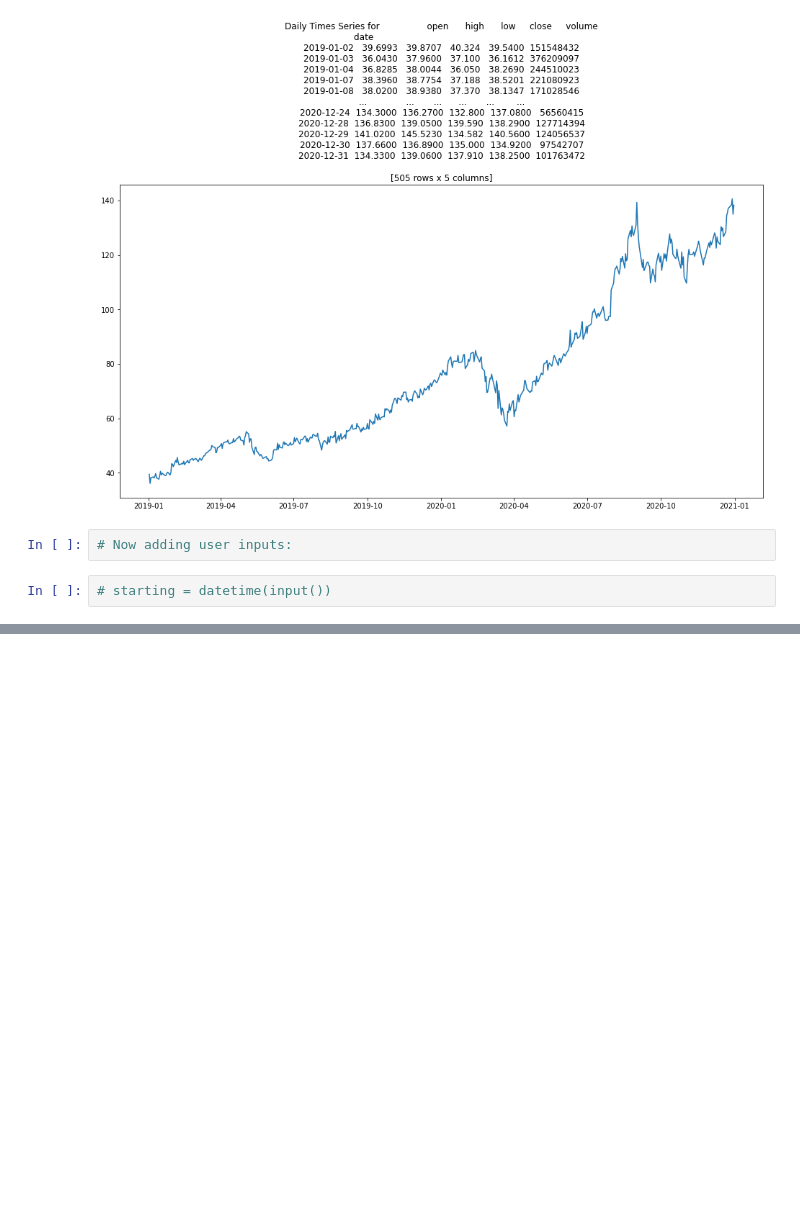
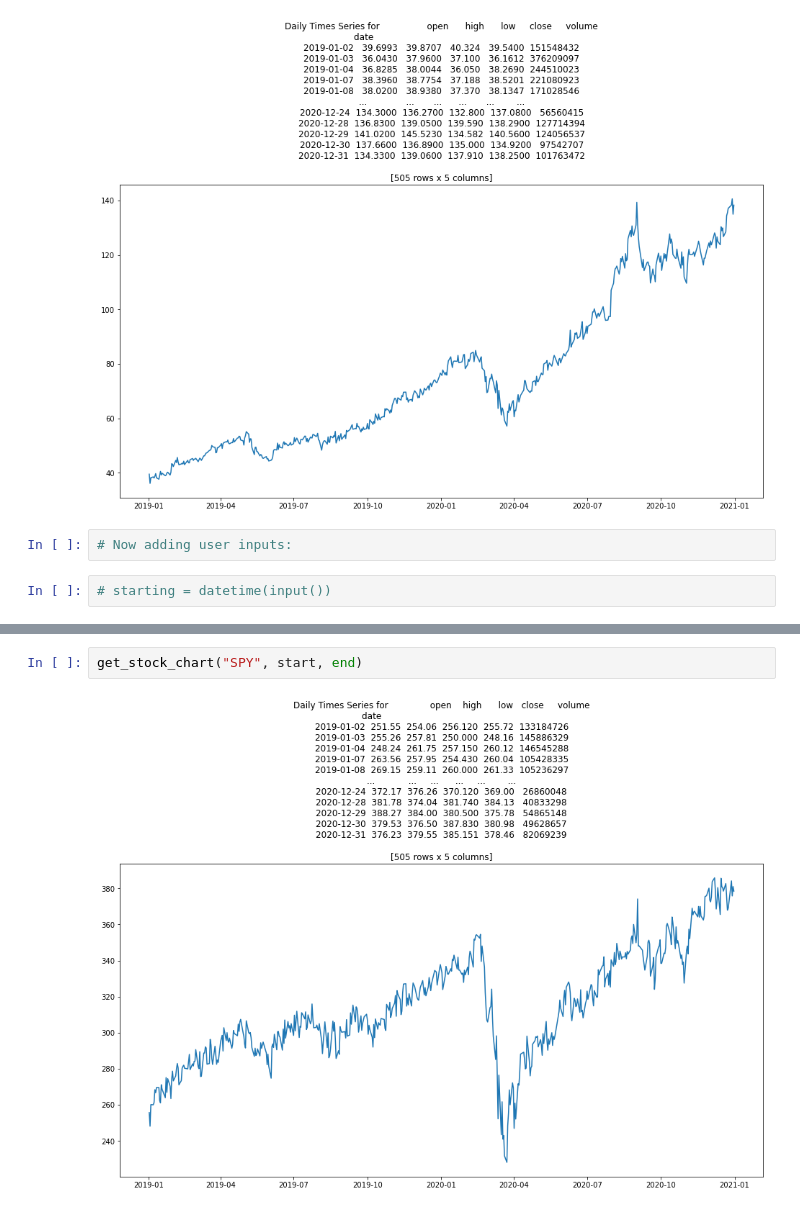
Before and after one commit to lukewbecker/fbphrophet-remote, a Jupyter notebook: iex_testing.ipynb, the cells around one changed output, grey strips where cells are left out. Saved outputs shown, nothing was run; the diff lists cells and outputs as text; blank space fills up the shorter version.

```diff
--- a/iex_testing.ipynb
+++ b/iex_testing.ipynb
@@ -102,0 +107,4 @@ get_stock_chart("AAPL", start, end)
+# %%
+get_stock_chart("SPY", start, end)
+# %% [output]
+[figure, added]
```
Also changed, not shown: parts of 1 cell of this notebook.
